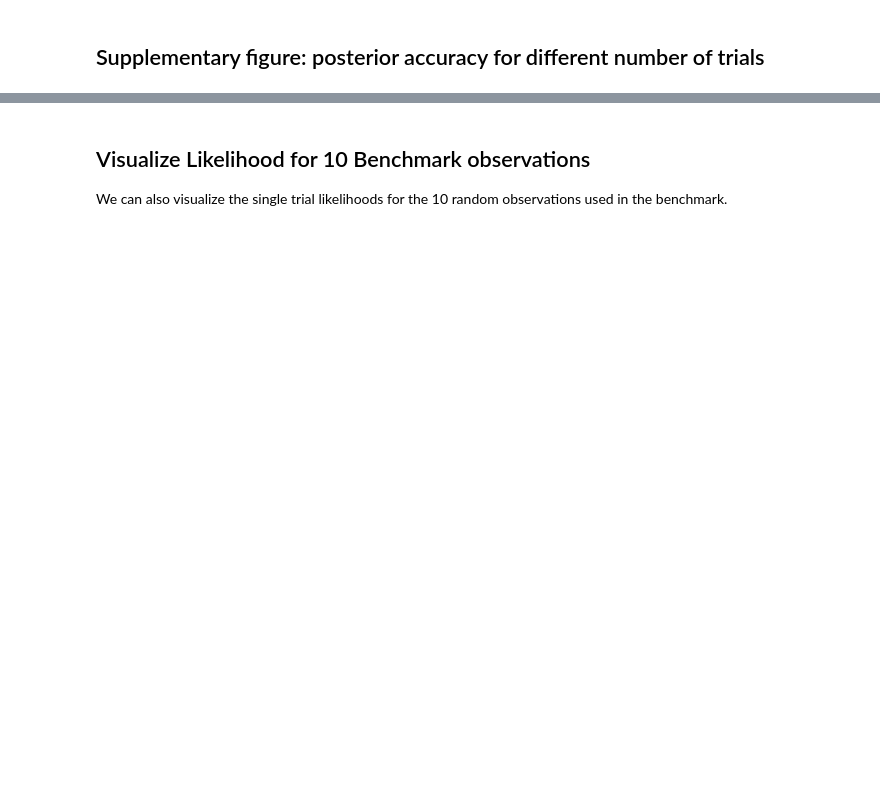
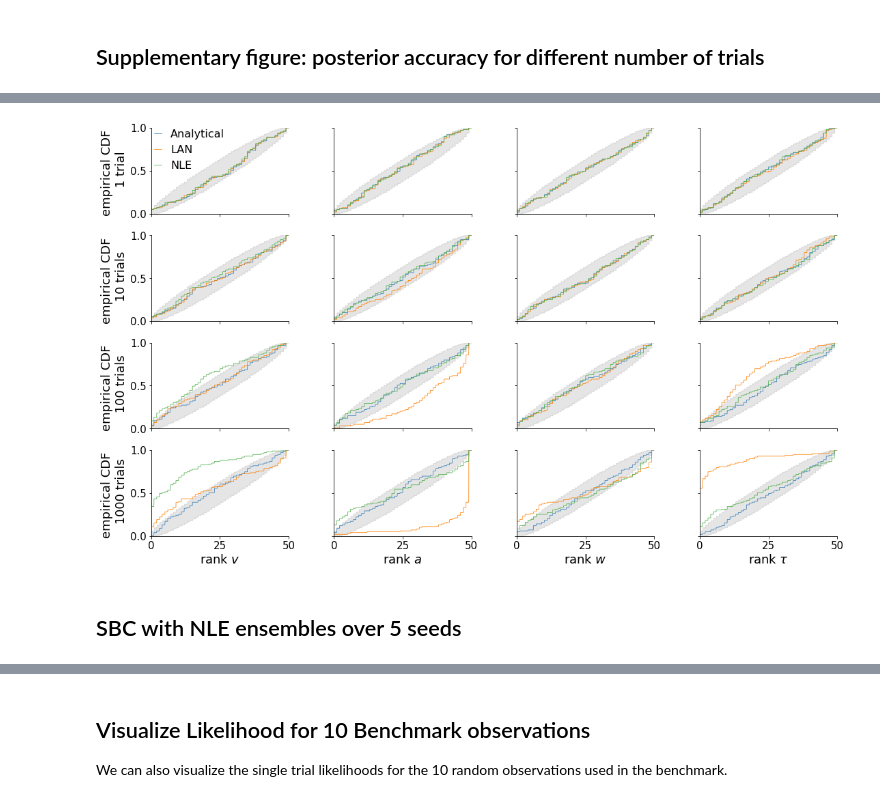
Before and after one commit to sbi-benchmark/sbibm, a Jupyter notebook: lan_nle_comparison/LAN-NLE-Figures.ipynb, the cells around one changed output, grey strips where cells are left out. Drawn from its saved outputs; the diff is of its cells as text; code cells hidden in the pictures; blank space fills up the shorter version.

```diff
--- a/lan_nle_comparison/LAN-NLE-Figures.ipynb
+++ b/lan_nle_comparison/LAN-NLE-Figures.ipynb
@@ -739,15 +931,0 @@ for ii in range(1, 41):
-# %%
-# Load posterior samples
-obs = [33]
-labels = ["LAN", "NLE"]
-sss = []
-for oi in obs:
-    paths = []
-    for alg in labels:
-        idx = df[df.num_observation==oi].algorithm == alg
-        p = df[df.num_observation==oi].loc[idx, "path"].values
-        [paths.append(pi) for pi in p]
-    ss = [
-        sbibm.get_task("ddm").get_reference_posterior_samples(oi)
-         ] + [get_ndarray_from_csv(path+"/posterior_samples.csv.bz2") for path in paths]
-    sss.append(ss)
@@ -831,0 +990,53 @@ plt.tight_layout();
+# %%
+fig, ax = plt.subplots(4, 4, figsize=(18, 11),
+                      gridspec_kw=dict(wspace=0.33, hspace=0.25), sharex="col", sharey=True)
+mpl.rcParams["legend.fontsize"] = 16
+s = 20
+alpha=0.8
+limits = [[-2, 2], [0.5, 2.], [0.3, 0.7], [0.2, 1.8]]
+
+for kk in range(len(num_trials_list)):
+    for ii in range(3):
+        for jj in range(4):
+            plt.sca(ax[kk, jj])
+            hist, *_ = np.histogram(ranks[kk, :, jj, ii], bins=nbins, density=False)
+            histcs = hist.cumsum()
+            plt.plot(np.linspace(0, nbins, repeats*nbins),
+                     np.repeat(histcs / histcs.max(), repeats),
+                     label=labels[ii],
+                     color=colors[:3][ii],
+                     alpha=1.,
+                     lw=.75)
+            if jj==0:
+                plt.yticks(np.linspace(0, 1, 3))
+                plt.ylabel(f"empirical CDF \n {[1, 10, 100, 1000][kk]} trial{'s' if kk>0 else ''}")
+                if kk == 0:
+                    plt.legend(loc=2, markerscale=1.0, handlelength=0.7, bbox_to_anchor=(-.05, 1.1))
+            else:
+                plt.yticks(np.linspace(0, 1, 3), np.linspace(0, 1, 3))
+            plt.ylim(0, 1)
+            plt.xlim(0, nbins)
+            plt.xticks(np.linspace(0, nbins, 3))
+            if kk == 3:
+                plt.xlabel("rank " + [r"$v$", r"$a$", r"$w$", r"$\tau$"][jj])
+            if ii==0:
+                # Construct uniform histogram.
+                hb = binom(N, p=1 / nbins).ppf(0.5) * np.ones(nbins)
+                hbb = hb.cumsum() / hb.sum()
+
+                lower = [binom(N, p=p).ppf(0.005) for p in hbb]
+                upper = [binom(N, p=p).ppf(0.995) for p in hbb]
+
+                # Plot grey area with expected ECDF.
+                plt.fill_between(x=np.linspace(0, nbins, repeats*nbins),
+                             y1=np.repeat(lower / np.max(lower), repeats),
+                             y2=np.repeat(upper / np.max(lower), repeats),
+                             color="grey",
+                             alpha=0.2)
+
+plt.tight_layout();
+fig.savefig("sbc-over-trials.png", dpi=300, bbox_inches="tight");
+# %% [output]
+[figure, added]
+# %% [markdown]
+## SBC with NLE ensembles over 5 seeds
```
Also changed, not shown: parts of 54 cells of this notebook, 1 other file.
